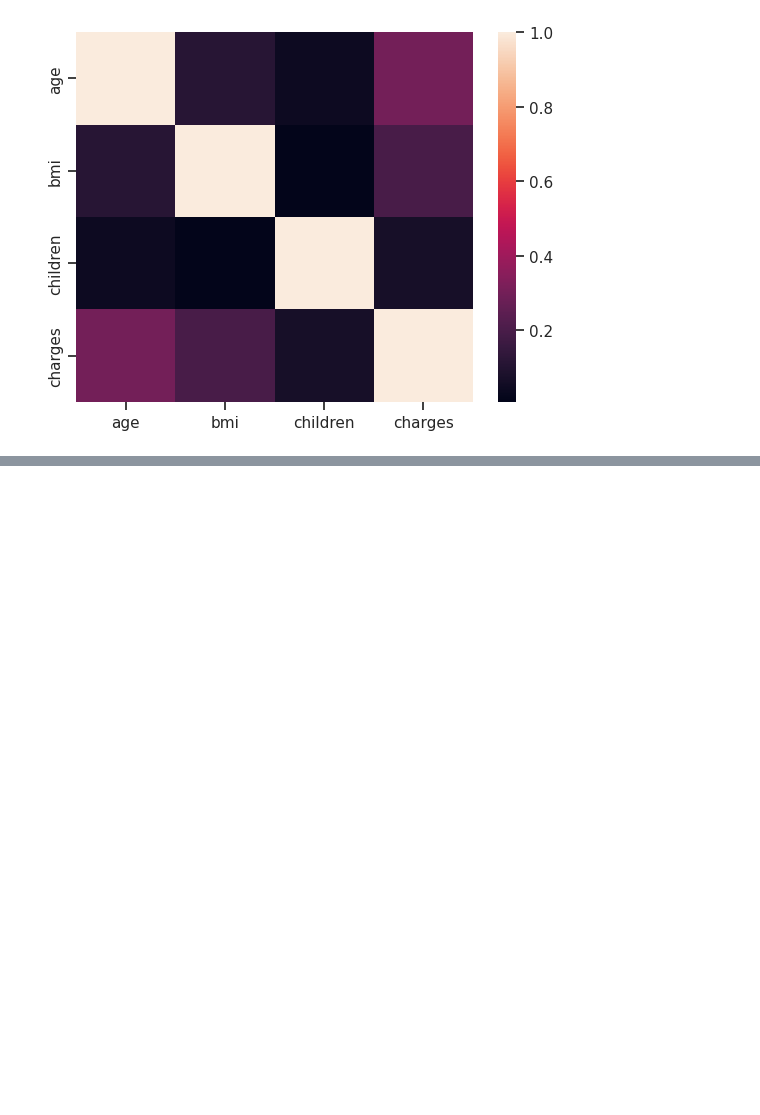
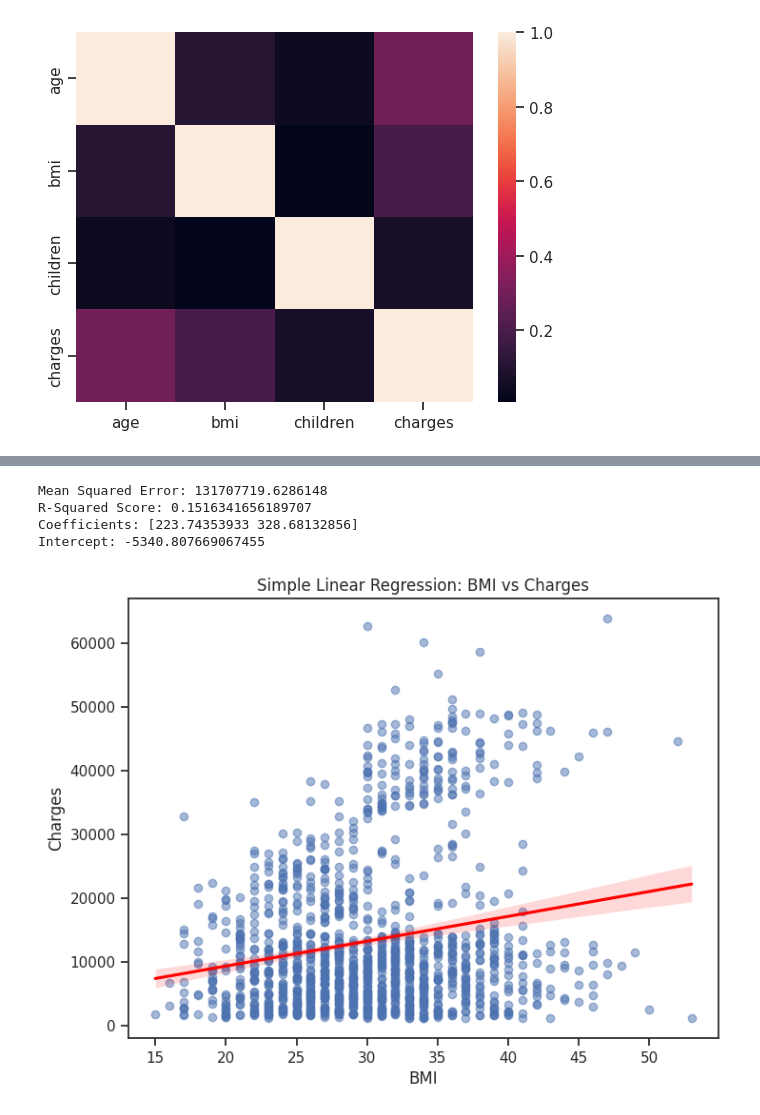
Before and after one commit to AnnantSharma03/EDA, a Jupyter notebook: 21BDS0330_EDA_THEORY.ipynb, the cells around one changed output, grey strips where cells are left out. Cells and saved outputs as stored; diff of their text form; code cells hidden in the pictures; blank space fills up the shorter version.

```diff
--- a/21BDS0330_EDA_THEORY.ipynb
+++ b/21BDS0330_EDA_THEORY.ipynb
@@ -413,0 +514,34 @@ sns.heatmap(correlation,xticklabels=correlation.columns,yticklabels=correlation.
+# %%
+from sklearn.model_selection import train_test_split
+from sklearn.linear_model import LinearRegression
+from sklearn.metrics import mean_squared_error, r2_score
+
+X = df[['age', 'bmi']]
+y = df['charges']
+
+X_train, X_test, y_train, y_test = train_test_split(X, y, test_size=0.2, random_state=42)
+
+model = LinearRegression()
+model.fit(X_train, y_train)
+
+y_pred = model.predict(X_test)
+
+print("Mean Squared Error:", mean_squared_error(y_test, y_pred))
+print("R-Squared Score:", r2_score(y_test, y_pred))
+print("Coefficients:", model.coef_)
+print("Intercept:", model.intercept_)
+# %% [output]
+Mean Squared Error: 131707719.6286148
+R-Squared Score: 0.1516341656189707
+Coefficients: [223.74353933 328.68132856]
+Intercept: -5340.807669067455
+# %%
+plt.figure(figsize=(8,6))
+sns.regplot(x=df['bmi'], y=df['charges'], scatter_kws={'alpha':0.5}, line_kws={'color':'red'})
+
+plt.xlabel('BMI')
+plt.ylabel('Charges')
+plt.title('Simple Linear Regression: BMI vs Charges')
+plt.show()
+# %% [output]
+[figure, added]
```
Also changed, not shown: parts of 14 cells of this notebook.
